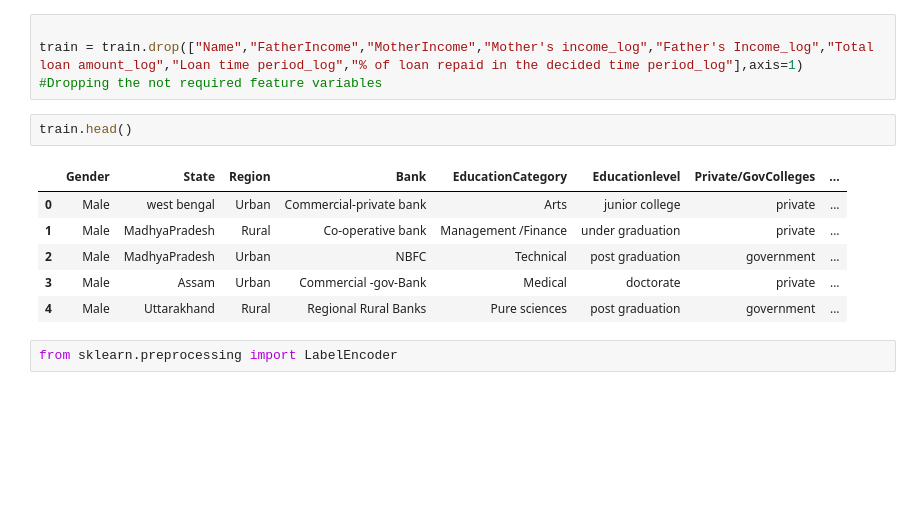
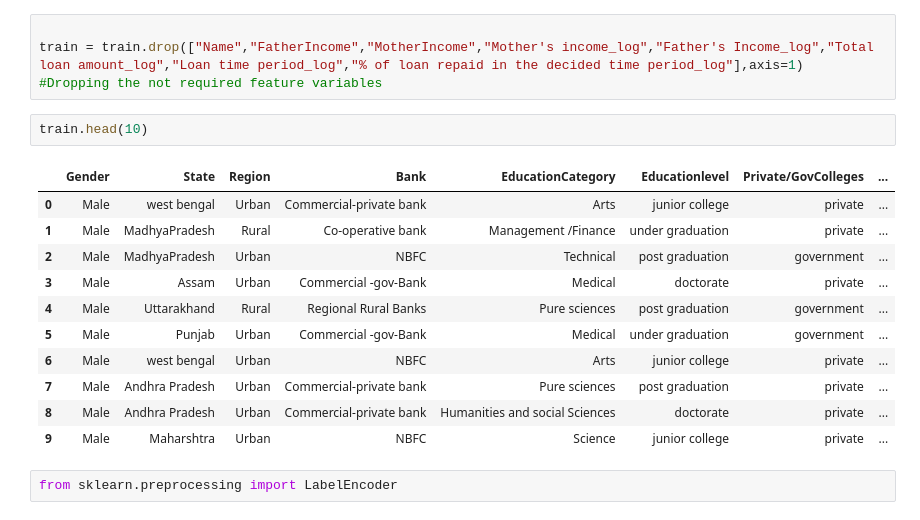
Before and after one commit to pranjal12-web/Education-Loan-Prediction-ML-Model, a Jupyter notebook: Education Loan ML.ipynb, the cells around one changed output. Drawn from its saved outputs; the diff is of its cells as text; blank space fills up the shorter version.

```diff
--- a/Education Loan ML.ipynb
+++ b/Education Loan ML.ipynb
@@ -529,14 +529,19 @@ Name: TotalIncome, dtype: float64
 train = train.drop(["Name","FatherIncome","MotherIncome","Mother's income_log","Father's Income_log","Total loan amount_log","Loan time period_log","% of loan repaid in the decided time period_log"],axis=1)
 #Dropping the not required feature variables
 # %%
-train.head()
+train.head(10)
 # %% [output]
 |  | Gender | State | Region | Bank | EducationCategory | Educationlevel | Private/GovColleges | ... |
 | 0 | Male | west bengal | Urban | Commercial-private bank | Arts | junior college | private | ... |
 | 1 | Male | MadhyaPradesh | Rural | Co-operative bank | Management /Finance | under graduation | private | ... |
 | 2 | Male | MadhyaPradesh | Urban | NBFC | Technical | post graduation | government | ... |
 | 3 | Male | Assam | Urban | Commercial -gov-Bank | Medical | doctorate | private | ... |
 | 4 | Male | Uttarakhand | Rural | Regional Rural Banks | Pure sciences | post graduation | government | ... |
+| 5 | Male | Punjab | Urban | Commercial -gov-Bank | Medical | under graduation | government | ... |
+| 6 | Male | west bengal | Urban | NBFC | Arts | junior college | private | ... |
+| 7 | Male | Andhra Pradesh | Urban | Commercial-private bank | Pure sciences | post graduation | private | ... |
+| 8 | Male | Andhra Pradesh | Urban | Commercial-private bank | Humanities and social Sciences | doctorate | private | ... |
+| 9 | Male | Maharshtra | Urban | NBFC | Science | junior college | private | ... |
 # %%
 from sklearn.preprocessing import LabelEncoder
 # %%
```
Also changed, not shown: parts of 35 cells of this notebook.
